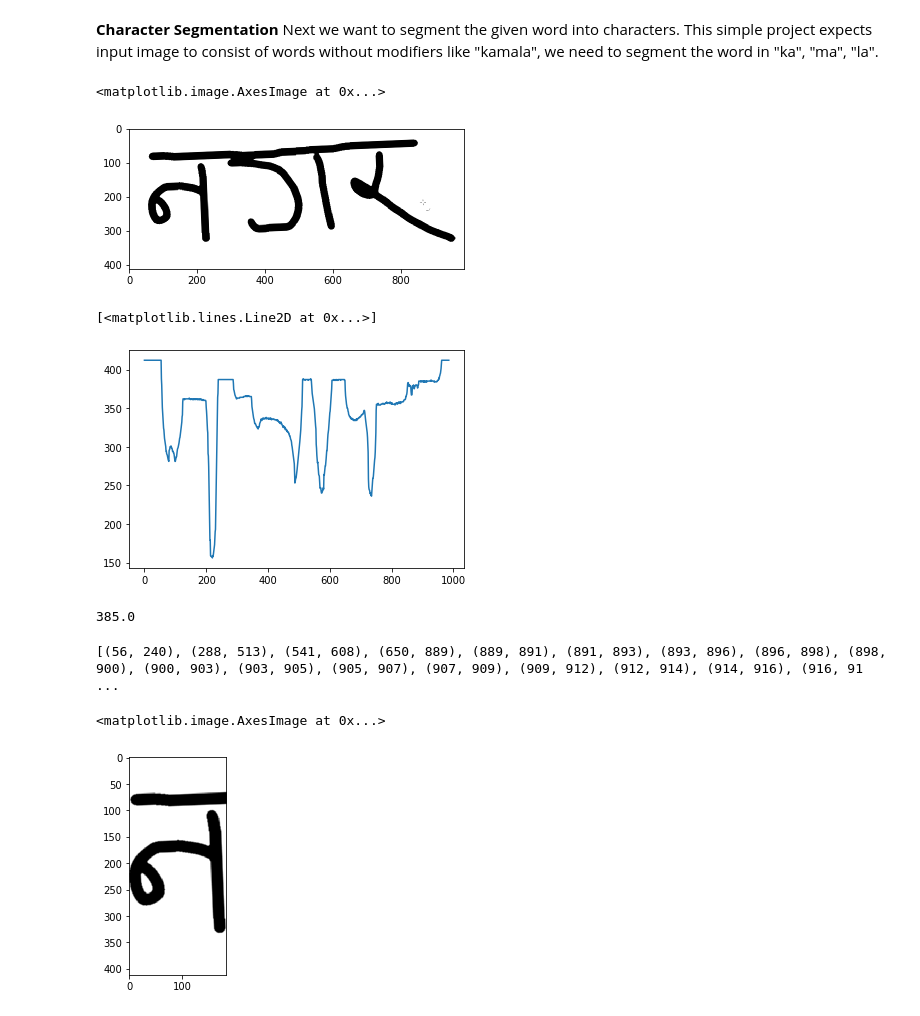
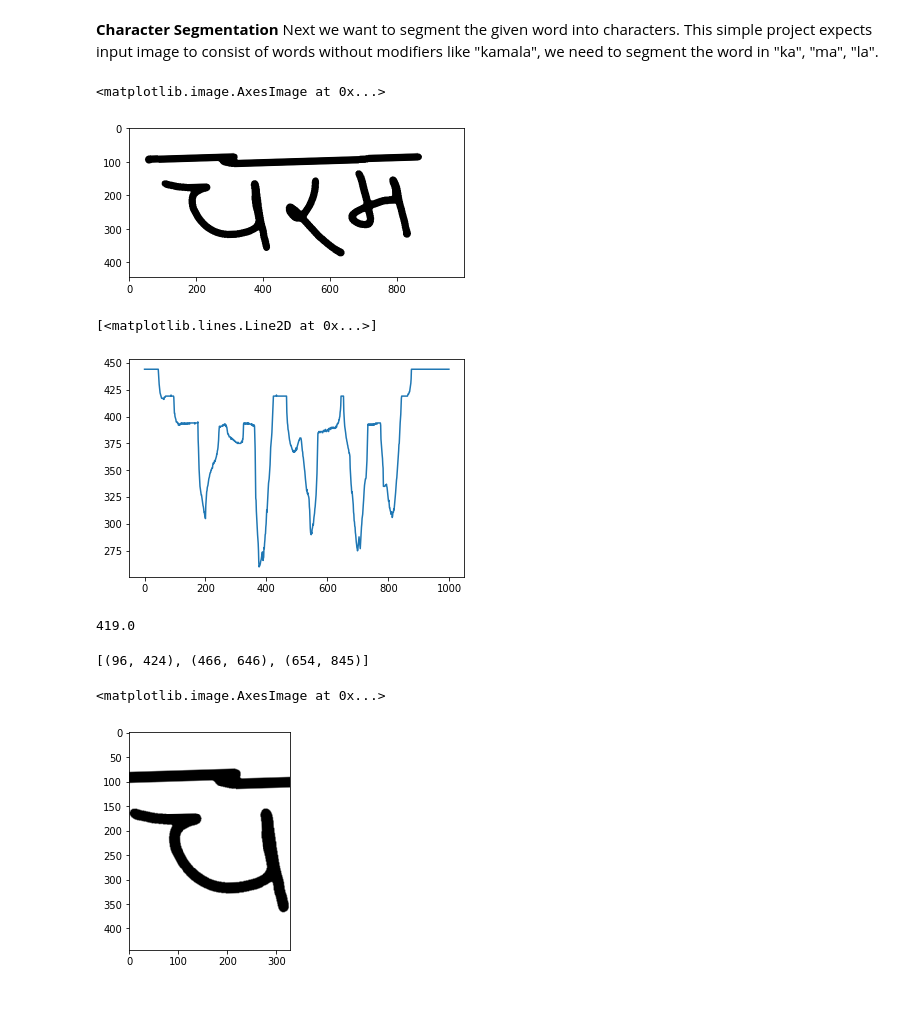
Before and after one commit to theonlyNischal/Devanagiri-Character-Segmentation-for-OCR, a Jupyter notebook: 1-ReadMe.ipynb, the cells around one changed output. Saved outputs shown, nothing was run; the diff lists cells and outputs as text; code cells hidden in the pictures.

```diff
--- a/1-ReadMe.ipynb
+++ b/1-ReadMe.ipynb
@@ -35,7 +35,7 @@ import cv2 as cv
 import numpy as np
 import matplotlib.pyplot as plt
 
-kamal = cv.imread("Devanagari_Images/nagar.png")
+kamal = cv.imread("Devanagari_Images/charam.png")
 kamal_gray = cv.cvtColor(kamal, cv.COLOR_BGR2GRAY)
 
 retval, thresholded_kamal = cv.threshold(kamal_gray, 85, 255, cv.THRESH_BINARY)
@@ -52,7 +52,7 @@ def binarization(img_path, threshold_value, maximum_value):
 
     return thresholded_image
 
-img = "Devanagari_Images/nagar.png"
+img = "Devanagari_Images/charam.png"
 thresholded_image = binarization(img, 85, 255)
 plt.imshow(thresholded_image, cmap="gray")
 # %% [output]
@@ -205,7 +205,7 @@ image_white_background = image_white_background/ 255
 plt.imshow(image_white_background, cmap="gray")
 # %% [output]
 <matplotlib.image.AxesImage at 0x...>
-[figure, old version]
+[figure, new version]
 # %%
 # row_sums = list()
 # for row in range(image_white_background.shape[0]):
@@ -234,13 +234,13 @@ for col in range(image_white_background.shape[1]):
 plt.plot(white_pixel_sum_array)
 # %% [output]
 [<matplotlib.lines.Line2D at 0x...>]
-[figure, old version]
+[figure, new version]
 # %%
-print(np.percentile(white_pixel_sum_array, 75))
+print(np.percentile(white_pixel_sum_array, 80))
 # %% [output]
-385.0
+419.0
 # %%
-threshold = 385
+threshold = np.percentile(white_pixel_sum_array, 75)
 characters_boundry = list()
 
 wps_index = 0
@@ -260,12 +260,18 @@ while wps_index < len(white_pixel_sum_array):
     else:
         wps_index += 1
 
-print(characters_boundry)
+char_bounds = list()
+for c_bound in characters_boundry:
+
+    if c_bound[1] - c_bound[0] > 150:
+        char_bounds.append(c_bound)
+
+print(char_bounds)
 # %% [output]
-[(56, 240), (288, 513), (541, 608), (650, 889), (889, 891), (891, 893), (893, 896), (896, 898), (898, 900), (900, 903), (903, 905), (905, 907), (907, 909), (909, 912), (912, 914), (914, 916), (916, 91 ...
+[(96, 424), (466, 646), (654, 845)]
 # %%
-plt.imshow(image_white_background[:, 56:240], cmap="gray")
+plt.imshow(image_white_background[:, 96:424], cmap="gray")
 # %% [output]
 <matplotlib.image.AxesImage at 0x...>
-[figure, old version]
+[figure, new version]
 # %%
```
Also changed, not shown: parts of 12 cells of this notebook, 1 other file.
